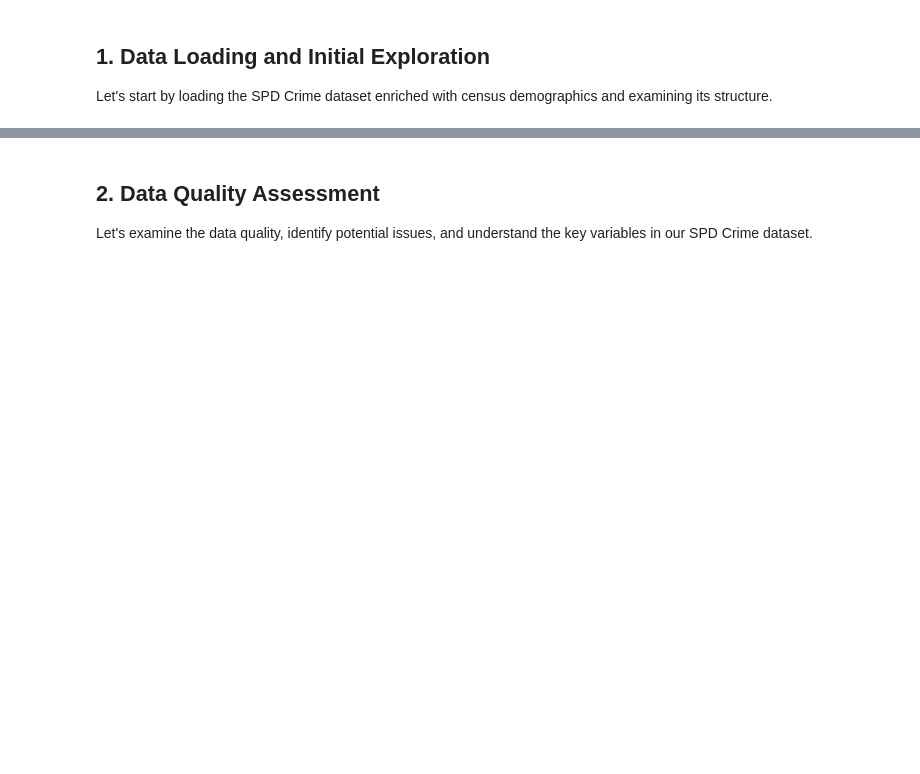
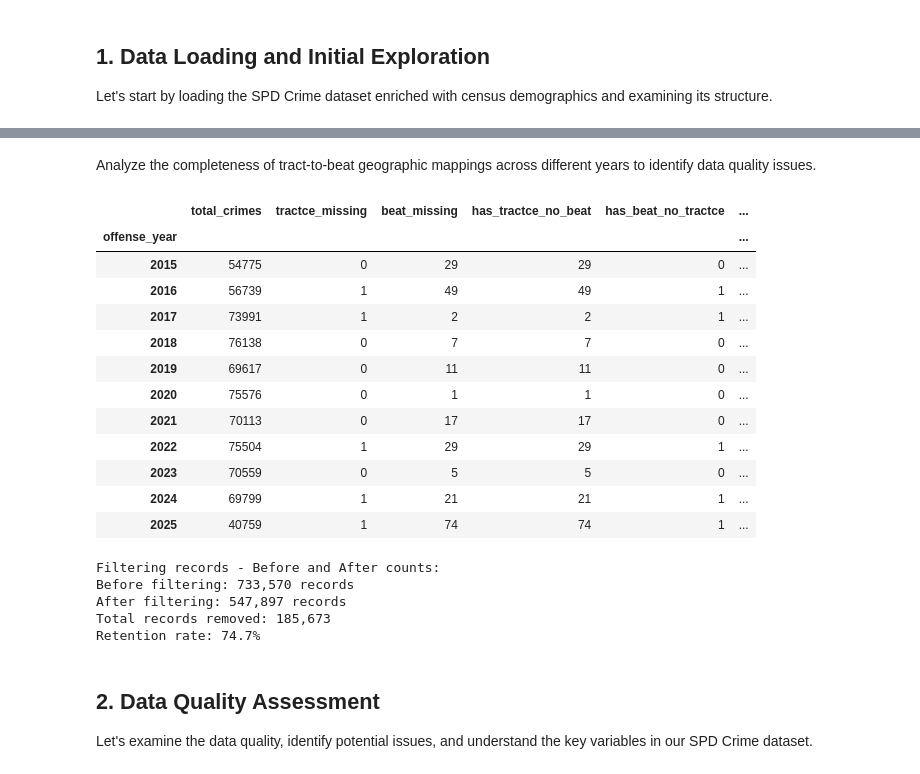
Before and after one commit to Atabow/aiml-projects, a Jupyter notebook: capstone/main.ipynb, the cells around one changed output, grey strips where cells are left out. Saved outputs shown, nothing was run; the diff lists cells and outputs as text; code cells hidden in the pictures; blank space fills up the shorter version.

```diff
--- a/capstone/main.ipynb
+++ b/capstone/main.ipynb
@@ -310,3 +429,52 @@ Numerical columns (31):
+# %% [markdown]
+Analyze the completeness of tract-to-beat geographic mappings across different years to identify data quality issues.
+# %%
+# Analyze missing tract-to-beat mappings by year
+yearly_missing = main_df.groupby('offense_year').apply(lambda x: pd.Series({
+    'total_crimes': len(x),
+    'tractce_missing': x['tractce'].isna().sum(),
+    'beat_missing': x['beat'].isna().sum(),
+    'has_tractce_no_beat': ((x['tractce'].notna()) & (x['beat'].isna())).sum(),
+    'has_beat_no_tractce': ((x['beat'].notna()) & (x['tractce'].isna())).sum()
+})).astype(int)
+
+yearly_missing['tractce_missing_pct'] = (yearly_missing['tractce_missing'] / yearly_missing['total_crimes'] * 100).round(1)
+yearly_missing['beat_missing_pct'] = (yearly_missing['beat_missing'] / yearly_missing['total_crimes'] * 100).round(1)
+
+display(yearly_missing)
+# %% [output]
+|  | total_crimes | tractce_missing | beat_missing | has_tractce_no_beat | has_beat_no_tractce | ... |
+| offense_year |  |  |  |  |  | ... |
+| 2015 | 54775 | 0 | 29 | 29 | 0 | ... |
+| 2016 | 56739 | 1 | 49 | 49 | 1 | ... |
+| 2017 | 73991 | 1 | 2 | 2 | 1 | ... |
+| 2018 | 76138 | 0 | 7 | 7 | 0 | ... |
+| 2019 | 69617 | 0 | 11 | 11 | 0 | ... |
+| 2020 | 75576 | 0 | 1 | 1 | 0 | ... |
+| 2021 | 70113 | 0 | 17 | 17 | 0 | ... |
+| 2022 | 75504 | 1 | 29 | 29 | 1 | ... |
+| 2023 | 70559 | 0 | 5 | 5 | 0 | ... |
+| 2024 | 69799 | 1 | 21 | 21 | 1 | ... |
+| 2025 | 40759 | 1 | 74 | 74 | 1 | ... |
+# %%
+# Drop records with missing beat or tractce information and filter by year
+print("Filtering records - Before and After counts:")
+print(f"Before filtering: {orig_df.shape[0]:,} records")
+
+# Apply all filters
+main_df = main_df[main_df["beat"].notna()]
+main_df = main_df[main_df["tractce"].notna()]
+main_df = main_df[main_df["offense_year"] >= 2018]
+
+print(f"After filtering: {main_df.shape[0]:,} records")
+print(f"Total records removed: {orig_df.shape[0] - main_df.shape[0]:,}")
+print(f"Retention rate: {(main_df.shape[0] / orig_df.shape[0] * 100):.1f}%")
+# %% [output]
+Filtering records - Before and After counts:
+Before filtering: 733,570 records
+After filtering: 547,897 records
+Total records removed: 185,673
+Retention rate: 74.7%
 # %% [markdown]
 ## 2. Data Quality Assessment
 
```
Also changed, not shown: parts of 20 cells of this notebook, 11 other files.
